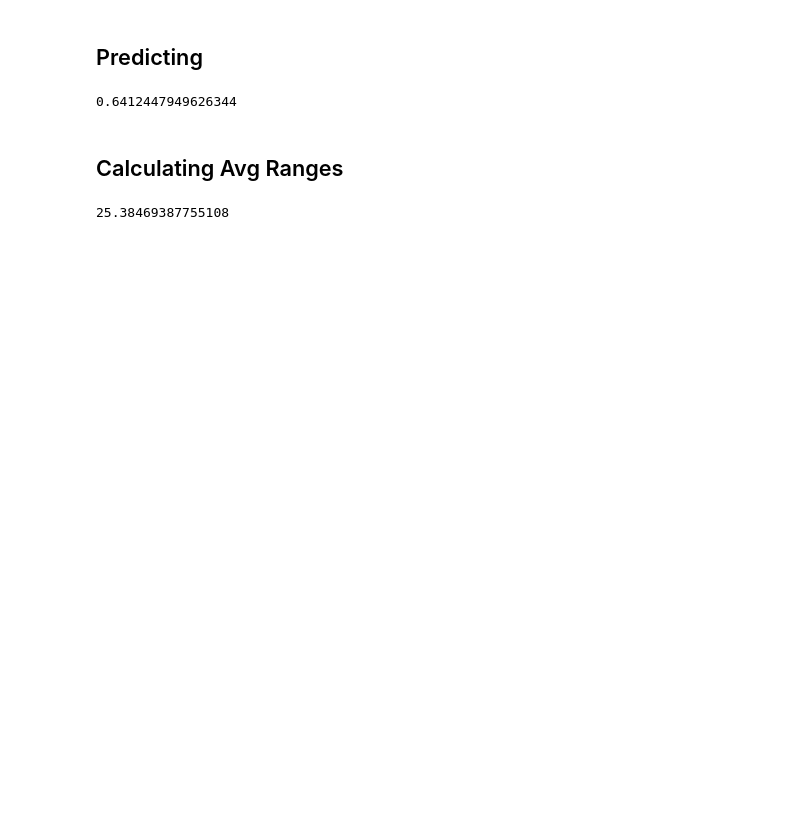
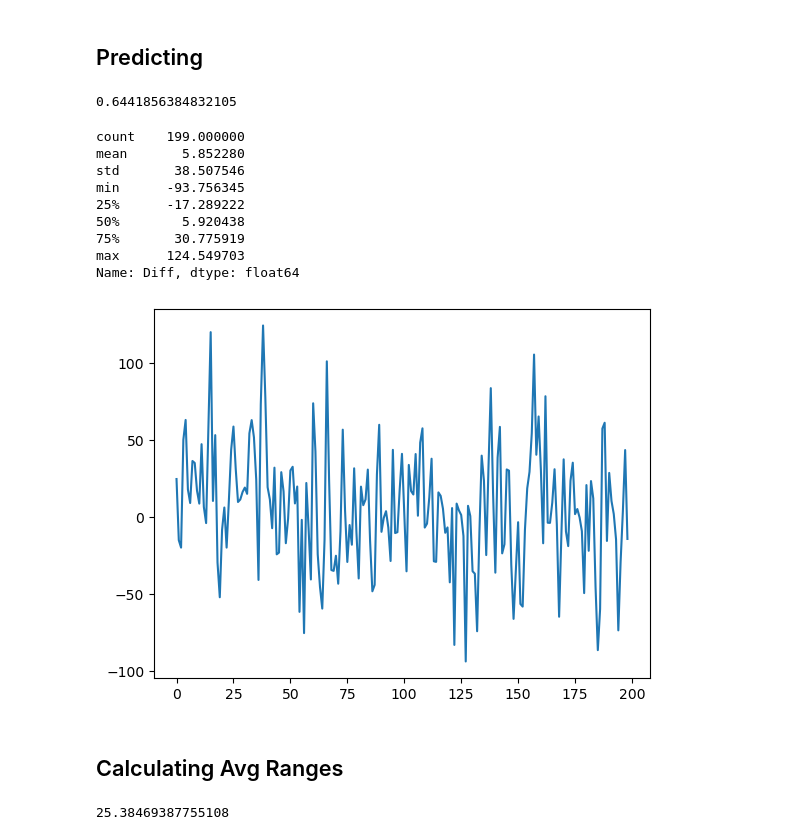
Before and after one commit to aliquid-novi/Strategies, a Jupyter notebook: Misc/Multiple Linear Regression.ipynb, the cells around one changed output. Cells and saved outputs as stored; diff of their text form; code cells hidden in the pictures; blank space fills up the shorter version.

```diff
--- a/Misc/Multiple Linear Regression.ipynb
+++ b/Misc/Multiple Linear Regression.ipynb
@@ -74,0 +107,3 @@ vals.plot()
+# %%
+vals['diff'] = (vals['Actual'] - vals['Predicted']) * 10000
+vals['diff'].describe()
@@ -79,12 +140,13 @@ from sklearn.model_selection import train_test_split
 from sklearn.linear_model import LinearRegression
 
 # Code to get X Variables
-EURUSD = get_rates('AUDUSD.a', mt5.TIMEFRAME_D1, 500)
+EURUSD = get_rates('AUDUSD.a', mt5.TIMEFRAME_D1, 1000)
 EURUSD = EURUSD[['close']]
 
 # Getting lags and rolling averages
 for i in range(1,7):
     EURUSD[f'Period {i}'] = EURUSD['close'].shift(i)
+
 EURUSD['2w'] = EURUSD['close'].rolling(window = 14).mean()
 EURUSD['1m'] = EURUSD['close'].rolling(window = 30).mean()
 
@@ -112,7 +174,32 @@ next_close_prediction = model.predict([X.iloc[-1].values])
 
 print(next_close_prediction[0])
 # %% [output]
-0.6412447949626344
+0.6441856384832105
+# %%
+test_predictions = pd.DataFrame(columns=['Forward Predicted'])
+
+for i in range(1, 200):
+    n = i
+    predicted_close = model.predict([X.iloc[-n-1].values])
+    test_predictions.loc[i] = [predicted_close[0]]
+
+test_predictions = test_predictions.iloc[::-1].reset_index(drop=True)
+
+test_predictions['Historical Predictions'] = vals['Predicted'].iloc[91:-1].reset_index(drop=True)
+test_predictions['Diff'] = (test_predictions['Forward Predicted'] - test_predictions['Historical Predictions']) * 10000
+test_predictions['Diff'].plot()
+print(test_predictions['Diff'].describe())
+# %% [output]
+count    199.000000
+mean       5.852280
+std       38.507546
+min      -93.756345
+25%      -17.289222
+50%        5.920438
+75%       30.775919
+max      124.549703
+Name: Diff, dtype: float64
+[figure, added]
 # %% [markdown]
 ## Calculating Avg Ranges
 # %%
```
Also changed, not shown: parts of 11 cells of this notebook, 2 other files.
